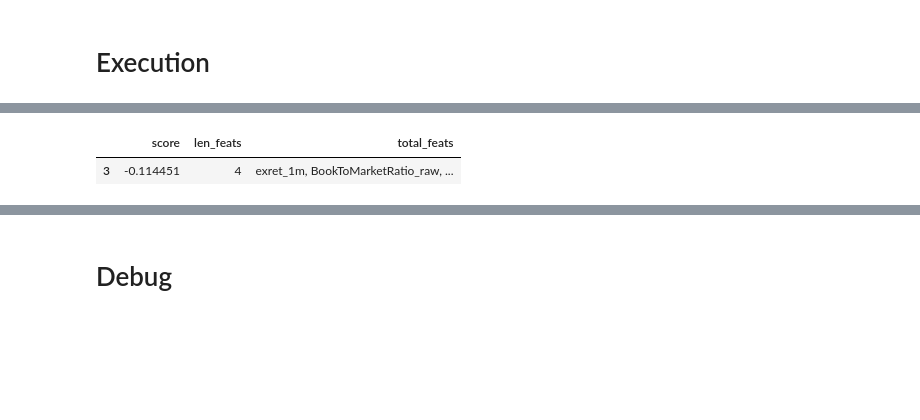
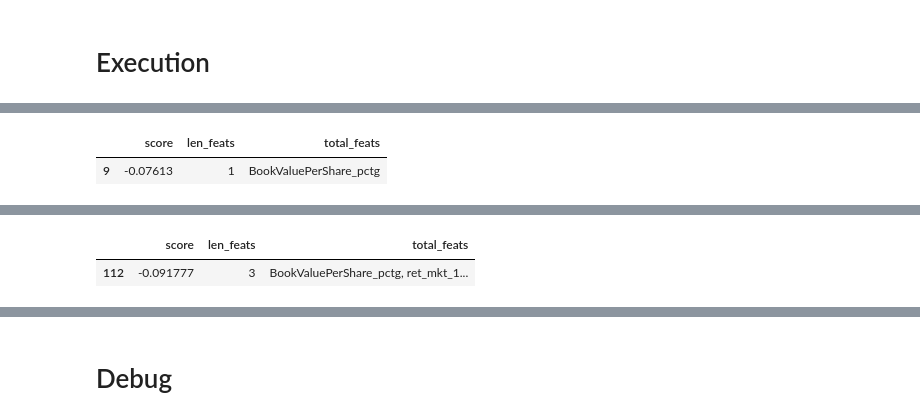
Before and after one commit to calebyung/JPX-Tokyo-Stock-Exchange-Prediction, a Jupyter notebook: jpx-model-lgbm.ipynb, the cells around one changed output, grey strips where cells are left out. Drawn from its saved outputs; the diff is of its cells as text; code cells hidden in the pictures; blank space fills up the shorter version.

```diff
--- a/jpx-model-lgbm.ipynb
+++ b/jpx-model-lgbm.ipynb
@@ -801,28 +801,27 @@ if RUN_FS:
 
     # normal run
     if FS_SPLIT == None:
+        # FS for all features
         feat_groups = [[x] for x in df_imp_agg.head(N_FEATS_FS).feat]
         fs_hist = forward_selection(base_feats=None, feat_groups=feat_groups, name='')
+        # output selected features
+        display(fs_hist.sort_values('score', ascending=True).head(1))
+        selected_feats = fs_hist.sort_values('score', ascending=True).total_feats.iloc[0].split(', ')
 
     # FS with splitting stock & market features
     elif FS_SPLIT != None:
-        # running both stock & market feats
-        if SELECTED_STOCK_FEATS == None:
-            # FS for stock features
-            feat_groups = [[x] for x in df_imp_agg.loc[lambda x: ~x.feat.isin(time_features)].head(FS_SPLIT['n_stock_feats']).feat]
-            fs_hist_stock = forward_selection(base_feats=None, feat_groups=feat_groups, name='stock')
-            base_feats = fs_hist_stock.sort_values('score', ascending=True).total_feats.iloc[0].split(', ')
-
-        # fixed stock feats and run market feats
-        else:
-            base_feats = SELECTED_STOCK_FEATS.copy()
+        # FS for stock features
+        feat_groups = [[x] for x in df_imp_agg.loc[lambda x: ~x.feat.isin(time_features)].head(FS_SPLIT['n_stock_feats']).feat]
+        fs_hist_stock = forward_selection(base_feats=None, feat_groups=feat_groups, name='stock')
+        base_feats = fs_hist_stock.sort_values('score', ascending=True).total_feats.iloc[0].split(', ')
+        display(fs_hist_stock.sort_values('score', ascending=True).head(1))
         # FS for market features
         feat_groups = [[x] for x in df_imp_agg.loc[lambda x: x.feat.isin(time_features)].head(FS_SPLIT['n_market_feats']).feat]
         fs_hist = forward_selection(base_feats=base_feats, feat_groups=feat_groups, name='market')
-
-    # output selected features
-    display(fs_hist.sort_values('score', ascending=True).head(1))
-    selected_feats = fs_hist.sort_values('score', ascending=True).total_feats.iloc[0].split(', ')
+        # output selected features
+        fs_hist = pd.concat([fs_hist_stock, fs_hist]).reset_index(drop=True)
+        display(fs_hist.sort_values('score', ascending=True).head(1))
+        selected_feats = fs_hist.sort_values('score', ascending=True).total_feats.iloc[0].split(', ')
 
 else:
     # if not running both IMP and FS, output pre-set selected_feats
@@ -852,2 +851,2 @@ else:
 |  | score | len_feats | total_feats |
-| 3 | -0.114451 | 4 | exret_1m, BookToMarketRatio_raw, ... |
+| 9 | -0.07613 | 1 | BookValuePerShare_pctg |
@@ -855,0 +868,2 @@ Wall time: 2h 3min 1s
+|  | score | len_feats | total_feats |
+| 112 | -0.091777 | 3 | BookValuePerShare_pctg, ret_mkt_1... |
```
Also changed, not shown: parts of 9 cells of this notebook.
